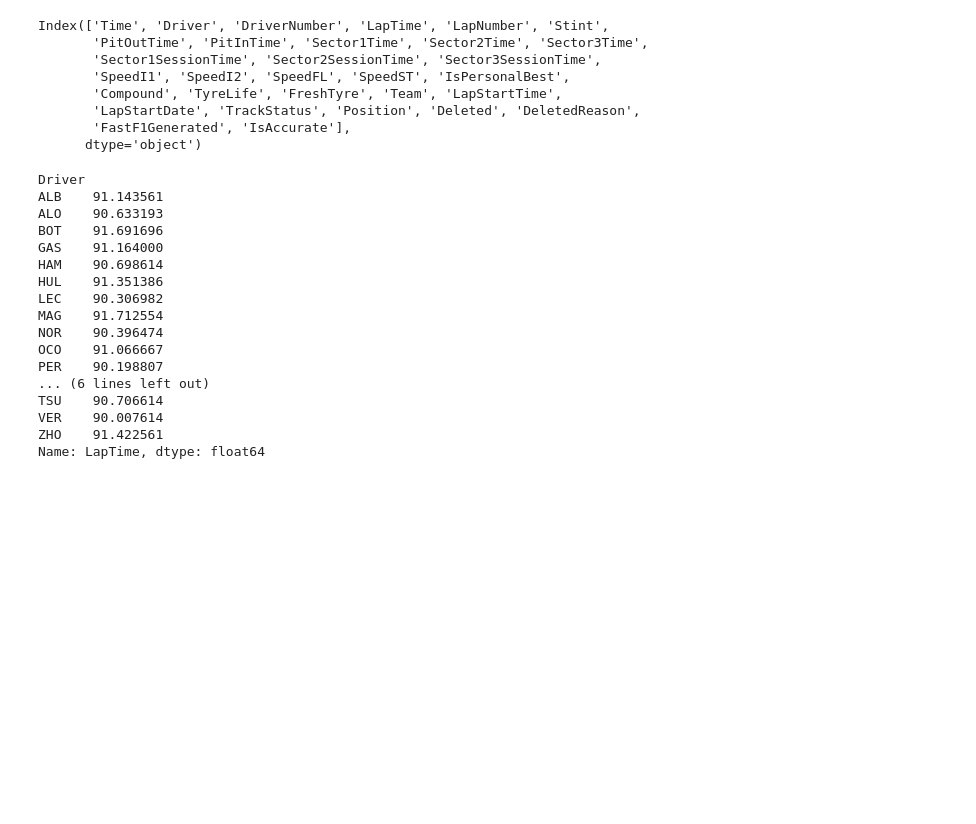
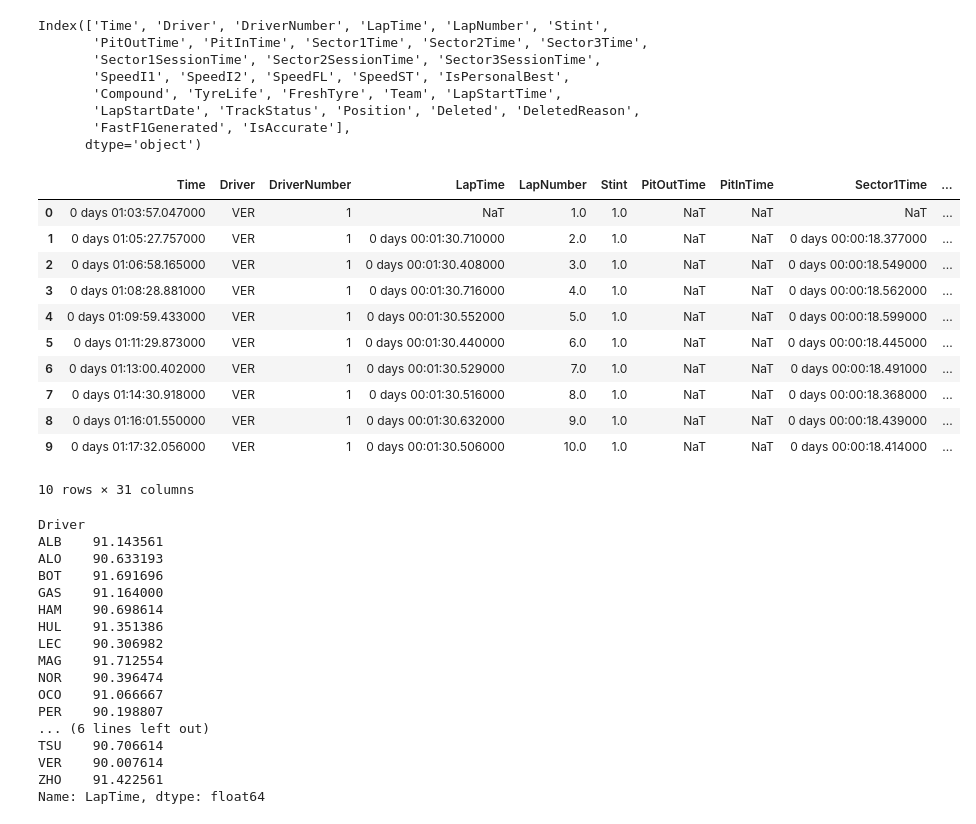
Before and after one commit to AndyZ-CYC/F1_Predictive_Models, a Jupyter notebook: Data_Playground.ipynb, the cells around one changed output. Saved outputs shown, nothing was run; the diff lists cells and outputs as text; code cells hidden in the pictures; blank space fills up the shorter version.

```diff
--- a/Data_Playground.ipynb
+++ b/Data_Playground.ipynb
@@ -64,6 +64,21 @@ Index(['Time', 'Driver', 'DriverNumber', 'LapTime', 'LapNumber', 'Stint',
        'LapStartDate', 'TrackStatus', 'Position', 'Deleted', 'DeletedReason',
        'FastF1Generated', 'IsAccurate'],
       dtype='object')
+# %%
+laps.head(10)
+# %% [output]
+|  | Time | Driver | DriverNumber | LapTime | LapNumber | Stint | PitOutTime | PitInTime | Sector1Time | ... |
+| 0 | 0 days 01:03:57.047000 | VER | 1 | NaT | 1.0 | 1.0 | NaT | NaT | NaT | ... |
+| 1 | 0 days 01:05:27.757000 | VER | 1 | 0 days 00:01:30.710000 | 2.0 | 1.0 | NaT | NaT | 0 days 00:00:18.377000 | ... |
+| 2 | 0 days 01:06:58.165000 | VER | 1 | 0 days 00:01:30.408000 | 3.0 | 1.0 | NaT | NaT | 0 days 00:00:18.549000 | ... |
+| 3 | 0 days 01:08:28.881000 | VER | 1 | 0 days 00:01:30.716000 | 4.0 | 1.0 | NaT | NaT | 0 days 00:00:18.562000 | ... |
+| 4 | 0 days 01:09:59.433000 | VER | 1 | 0 days 00:01:30.552000 | 5.0 | 1.0 | NaT | NaT | 0 days 00:00:18.599000 | ... |
+| 5 | 0 days 01:11:29.873000 | VER | 1 | 0 days 00:01:30.440000 | 6.0 | 1.0 | NaT | NaT | 0 days 00:00:18.445000 | ... |
+| 6 | 0 days 01:13:00.402000 | VER | 1 | 0 days 00:01:30.529000 | 7.0 | 1.0 | NaT | NaT | 0 days 00:00:18.491000 | ... |
+| 7 | 0 days 01:14:30.918000 | VER | 1 | 0 days 00:01:30.516000 | 8.0 | 1.0 | NaT | NaT | 0 days 00:00:18.368000 | ... |
+| 8 | 0 days 01:16:01.550000 | VER | 1 | 0 days 00:01:30.632000 | 9.0 | 1.0 | NaT | NaT | 0 days 00:00:18.439000 | ... |
+| 9 | 0 days 01:17:32.056000 | VER | 1 | 0 days 00:01:30.506000 | 10.0 | 1.0 | NaT | NaT | 0 days 00:00:18.414000 | ... |
+10 rows × 31 columns
 # %%
 laps.groupby('Driver')['LapTime'].mean().dt.total_seconds()
 # %% [output]
```
Also changed, not shown: parts of 2 cells of this notebook, 1 other file.
